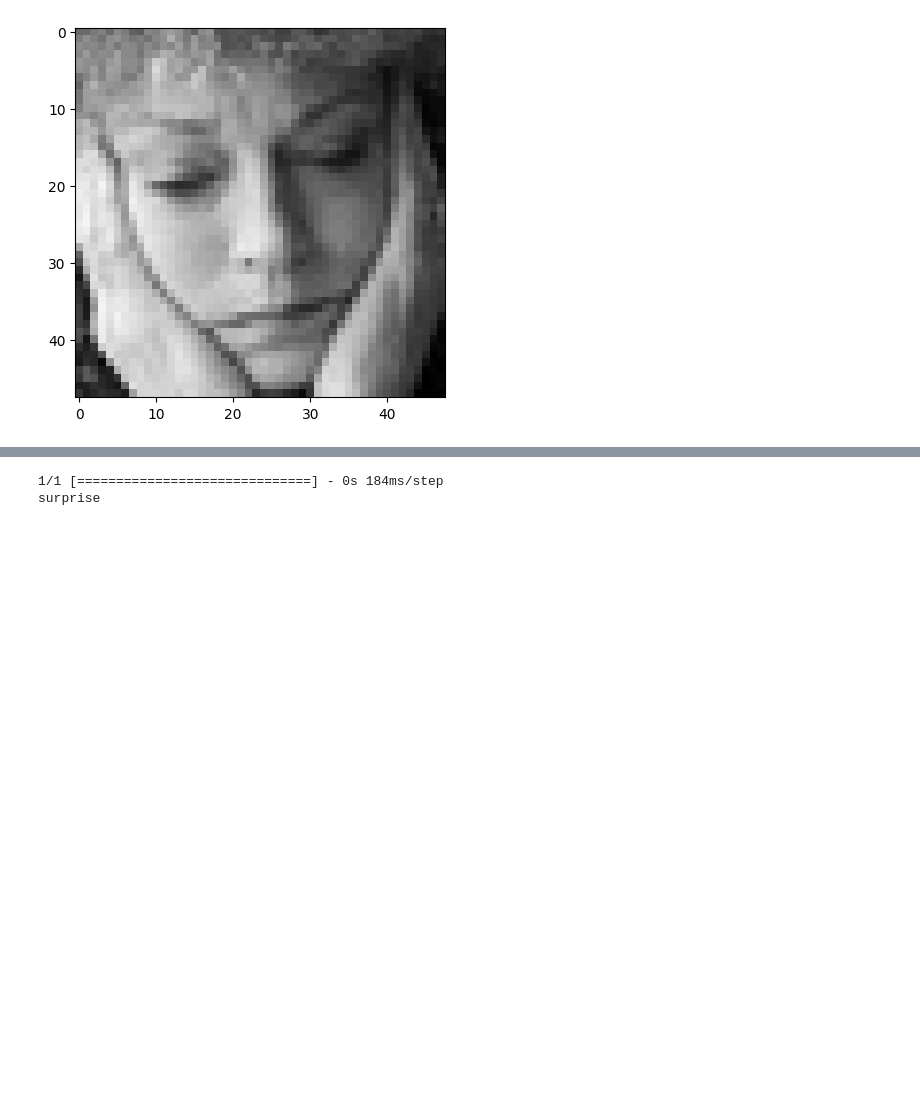
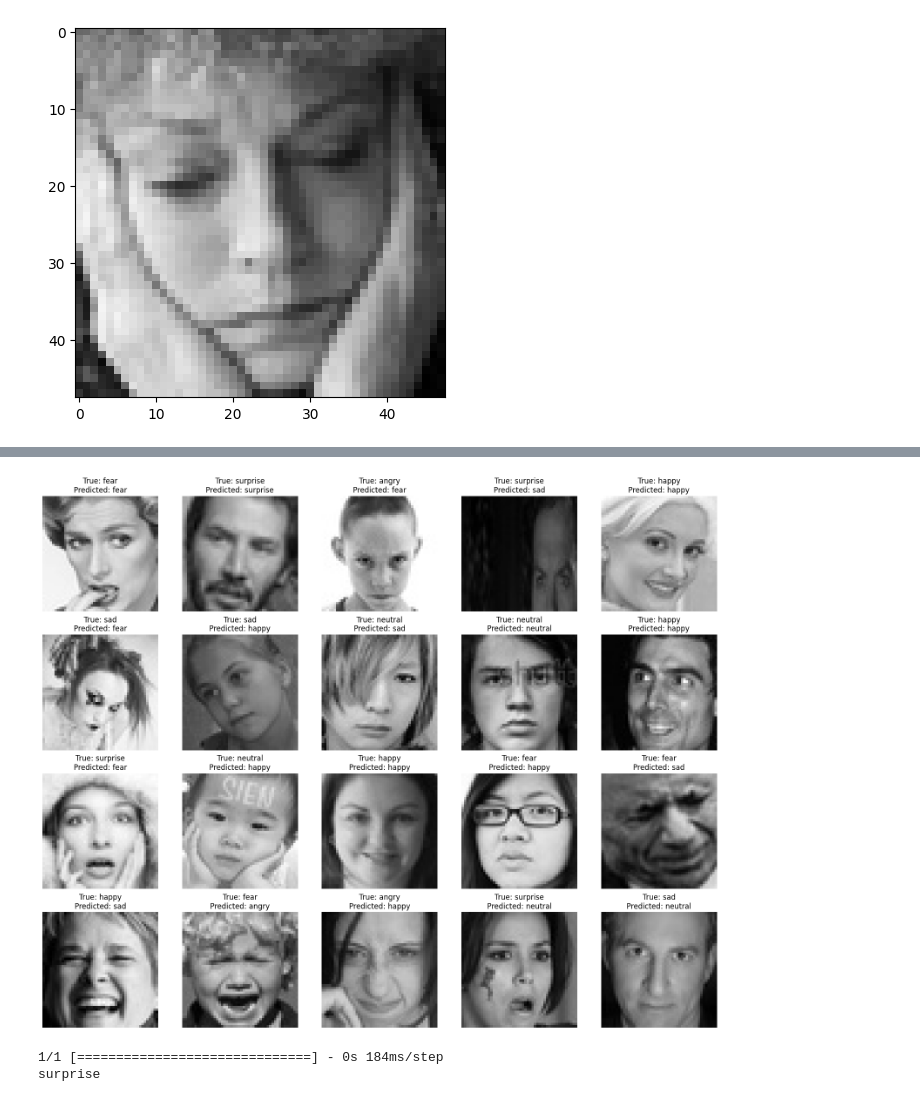
Before and after one commit to marreddysainikhilreddy/emotion-classification, a Jupyter notebook: resnet50_2_fer2013.ipynb, the cells around one changed output, grey strips where cells are left out. Saved outputs shown, nothing was run; the diff lists cells and outputs as text; code cells hidden in the pictures; blank space fills up the shorter version.

```diff
--- a/resnet50_2_fer2013.ipynb
+++ b/resnet50_2_fer2013.ipynb
@@ -263,0 +345,19 @@ for i in range(35):
+# %%
+second_set_images, second_set_labels = next(test_dataset)
+# %%
+plt.figure(figsize=(20, 20))
+j = 1
+for i in range(1,21):
+    plt.subplot(5,5,j)
+    j=j+1
+    plt.imshow(second_set_images[i], cmap='gray')
+    plt.axis('off')
+    # predicted_class_index = np.argmax(model_1.predict(images[i]))
+    # predicted_class = list(class_indexes.keys())[predicted_class_index]
+    # np.argmax(labels[i])
+    true_label = compute_label(second_set_labels[i], class_indexes)
+    predicted_label = compute_label(model_1.predict(second_set_images[i].reshape((1, 48, 48, 3))), class_indexes)
+    # predicted_label = compute_label(model_1, labels[i], class_indexes)
+    title = f"True: {true_label}\nPredicted: {predicted_label}"
+    plt.title(title)
+# %% [output]
@@ -264,3 +384,4 @@ for i in range(35):
+[figure, added]
 # %%
 predicted_class_index = np.argmax(model_1.predict(image_0))
 predicted_class = list(class_indexes.keys())[predicted_class_index]
```
Also changed, not shown: parts of 7 cells of this notebook.
